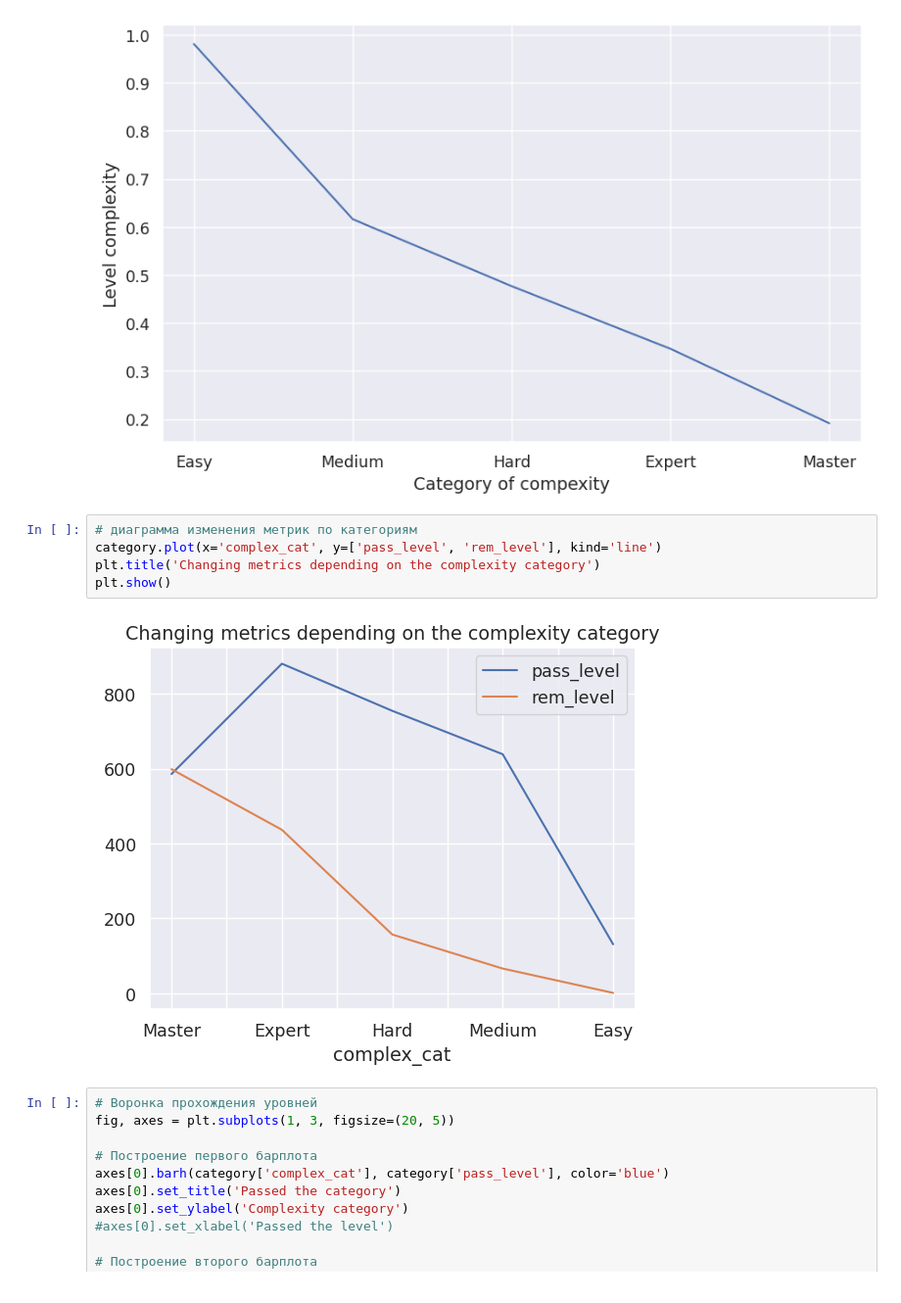
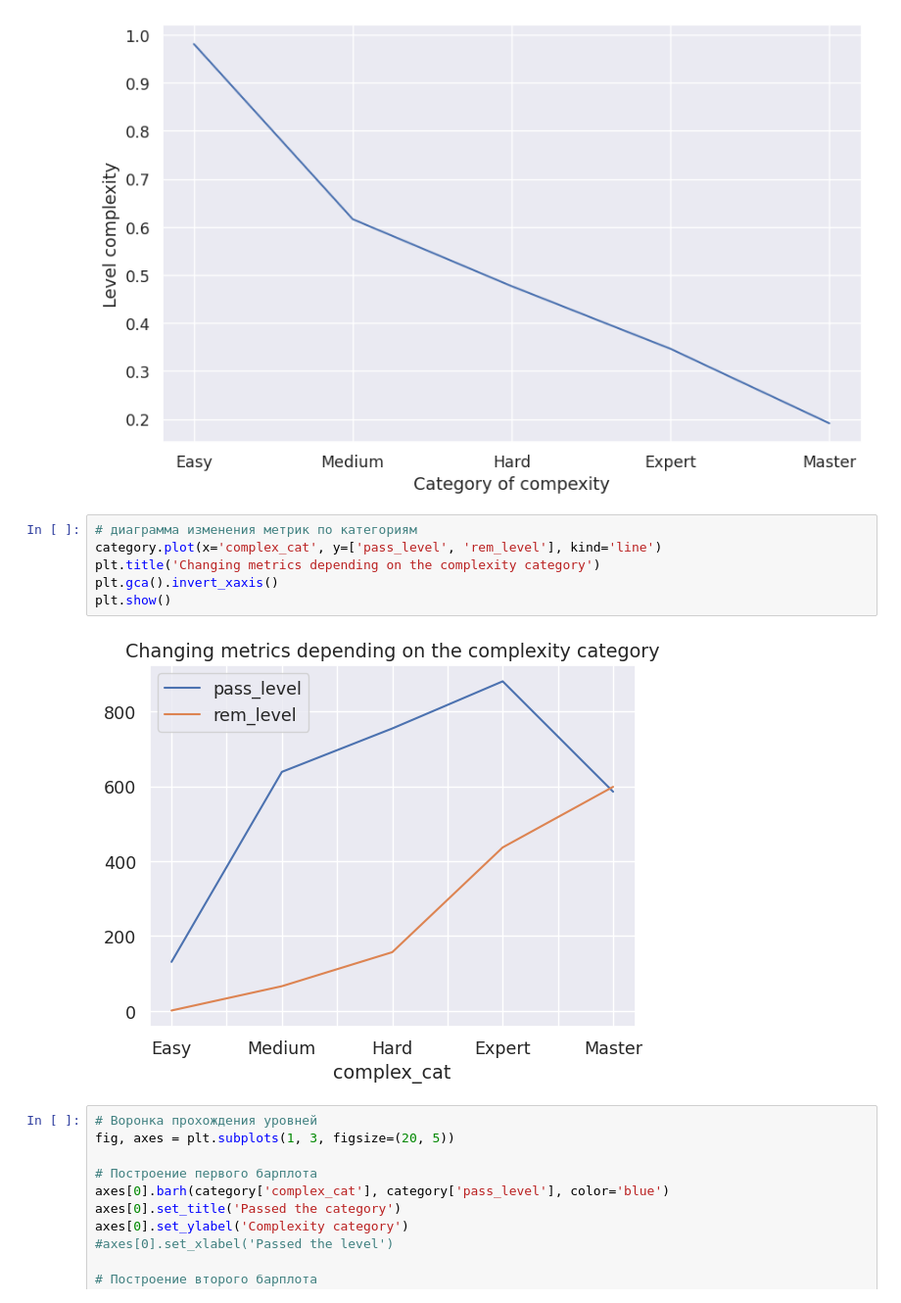
Before and after one commit to AAlekhina/Task2, a Jupyter notebook: Task2.ipynb, the cells around one changed output. Shown at 98% size. Saved outputs shown, nothing was run; the diff lists cells and outputs as text.

```diff
--- a/Task2.ipynb
+++ b/Task2.ipynb
@@ -377,10 +472,11 @@ plt.show()
 # %%
 # диаграмма изменения метрик по категориям
 category.plot(x='complex_cat', y=['pass_level', 'rem_level'], kind='line')
 plt.title('Changing metrics depending on the complexity category')
+plt.gca().invert_xaxis()
 plt.show()
 # %% [output]
-[figure, old version]
+[figure, new version]
 # %%
 # Воронка прохождения уровней
 fig, axes = plt.subplots(1, 3, figsize=(20, 5))
```
Also changed, not shown: parts of 11 cells of this notebook.
